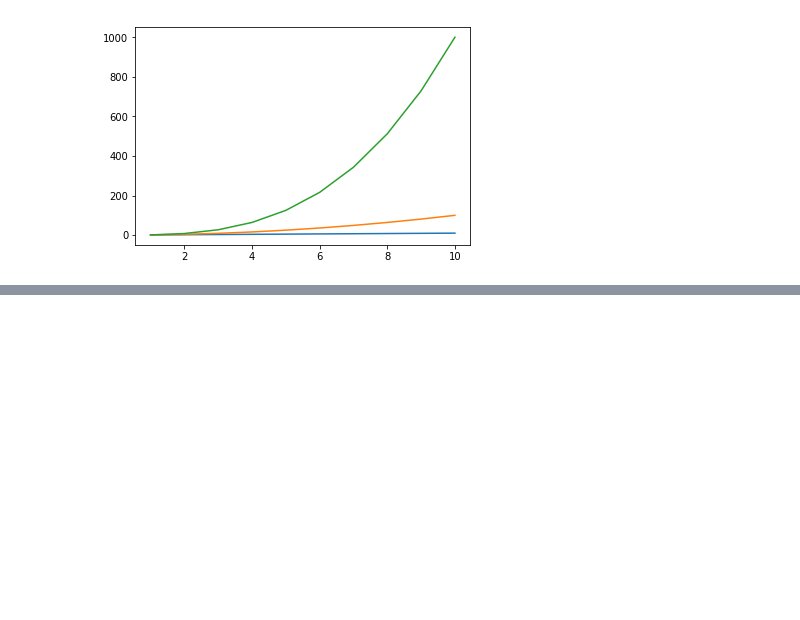
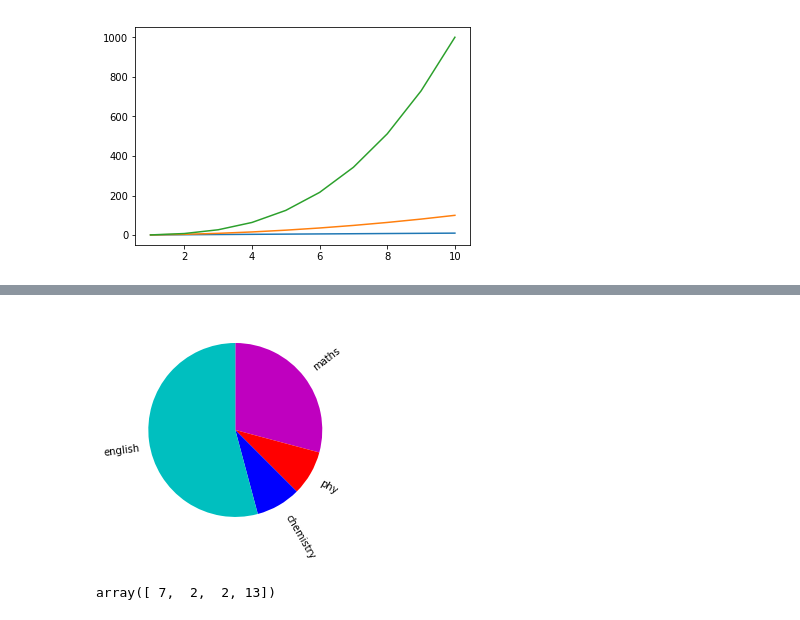
Before and after one commit to ajaytech002/visualization, a Jupyter notebook: Demo.ipynb, the cells around one changed output, grey strips where cells are left out. Cells and saved outputs as stored; diff of their text form; code cells hidden in the pictures; blank space fills up the shorter version.

```diff
--- a/Demo.ipynb
+++ b/Demo.ipynb
@@ -126,0 +133,13 @@ plt.show()
+# %%
+values = np.array([7,2,2,13])
+
+labels = ['maths','phy','chemistry','english']
+
+colors = ['m','r','b','c']
+
+
+
+plt.pie(values,labels=labels,colors=colors, counterclock =False,startangle=90,wedgeprops={'linewidth':6},rotatelabels= True)
+plt.show()
+# %% [output]
+[figure, added]
@@ -126,0 +148,4 @@ plt.show()
+# %%
+values
+# %% [output]
+array([ 7,  2,  2, 13])
```
Also changed, not shown: parts of 11 cells of this notebook, 2 other files.
